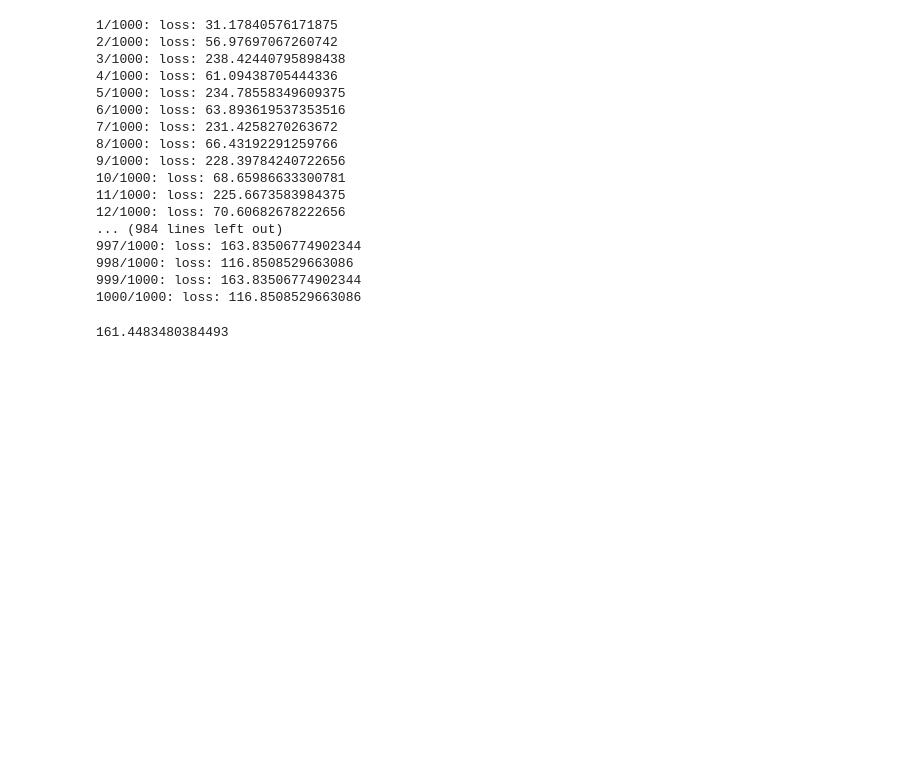
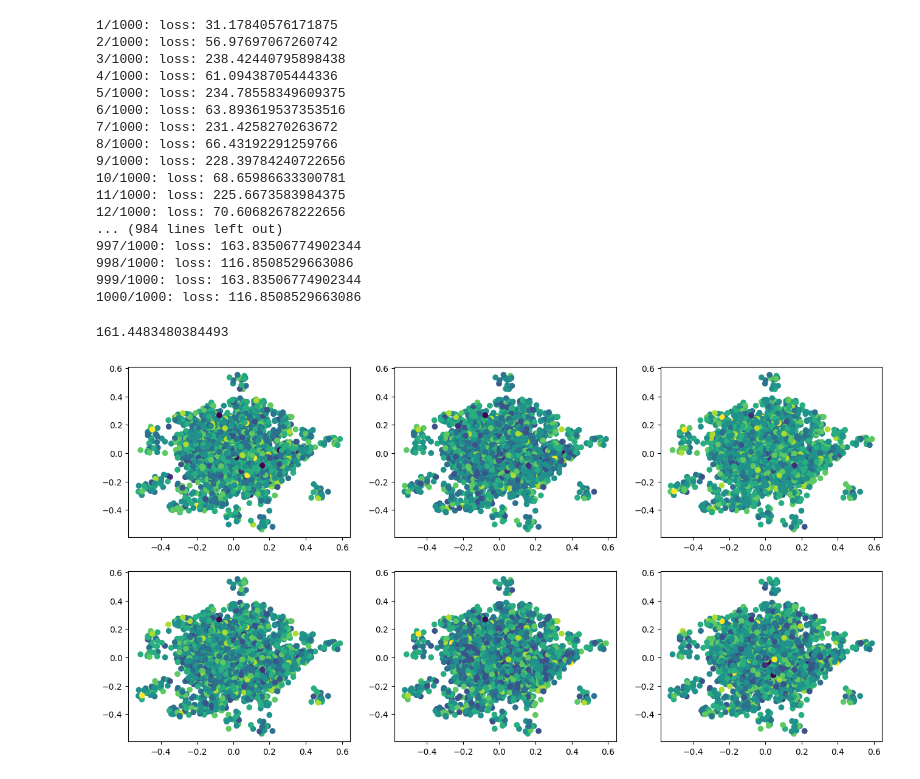
Before and after one commit to vanity-lost/Evaluating-language-Learning, a Jupyter notebook: test.ipynb, the cells around one changed output. Cells and saved outputs as stored; diff of their text form; code cells hidden in the pictures; blank space fills up the shorter version.

```diff
--- a/test.ipynb
+++ b/test.ipynb
@@ -102,3 +102,23 @@ RMSE(y_train[:, 0], y_preds)
 999/1000: loss: 163.83506774902344
 1000/1000: loss: 116.8508529663086
 161.4483480384493
+# %%
+from model import *
+import numpy as np
+from utils import *
+from sklearn.decomposition import PCA
+import matplotlib.pyplot as plt
+
+labeled_X = np.load('labeled_data.npy')
+unlabeled_X = np.load('unlabeled_data.npy')
+y = np.load('labels.npy')
+# %%
+pca = PCA(n_components=2)
+X = pca.fit_transform(labeled_X)
+plt.figure(figsize=(16, 8))
+for i in range(6):
+    plt.subplot(2, 3, i+1)
+    plt.scatter(X[:, 0], X[:, 1], c=y[:, i])
+plt.show()
+# %% [output]
+[figure, added]
```
Also changed, not shown: 8 other files.
